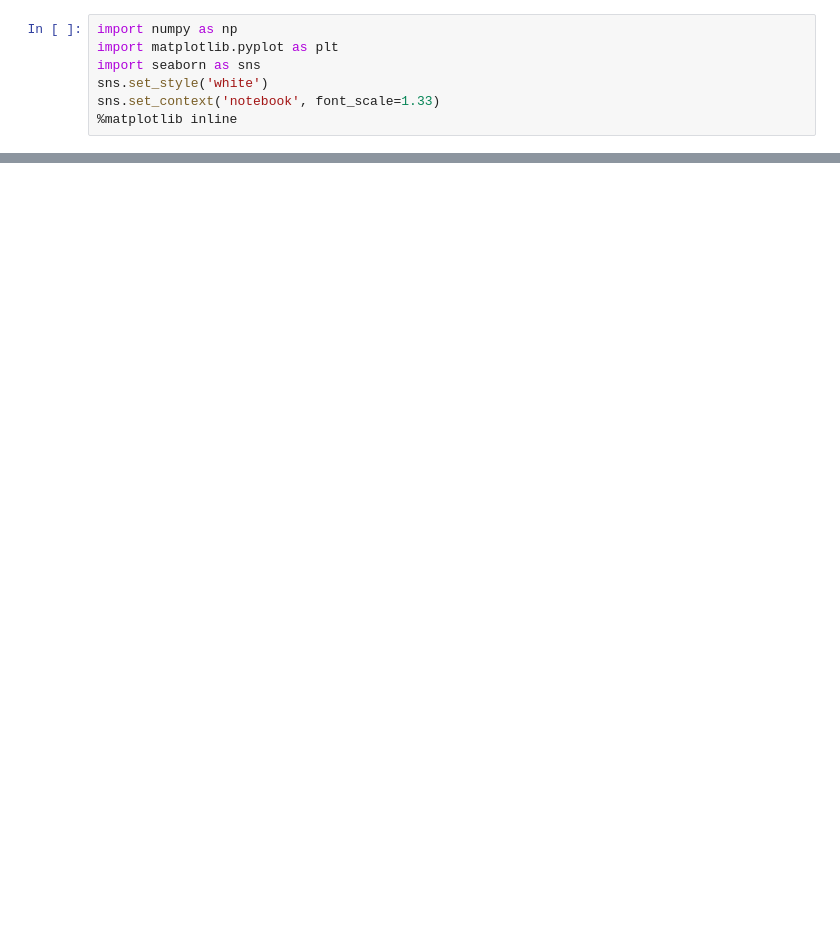
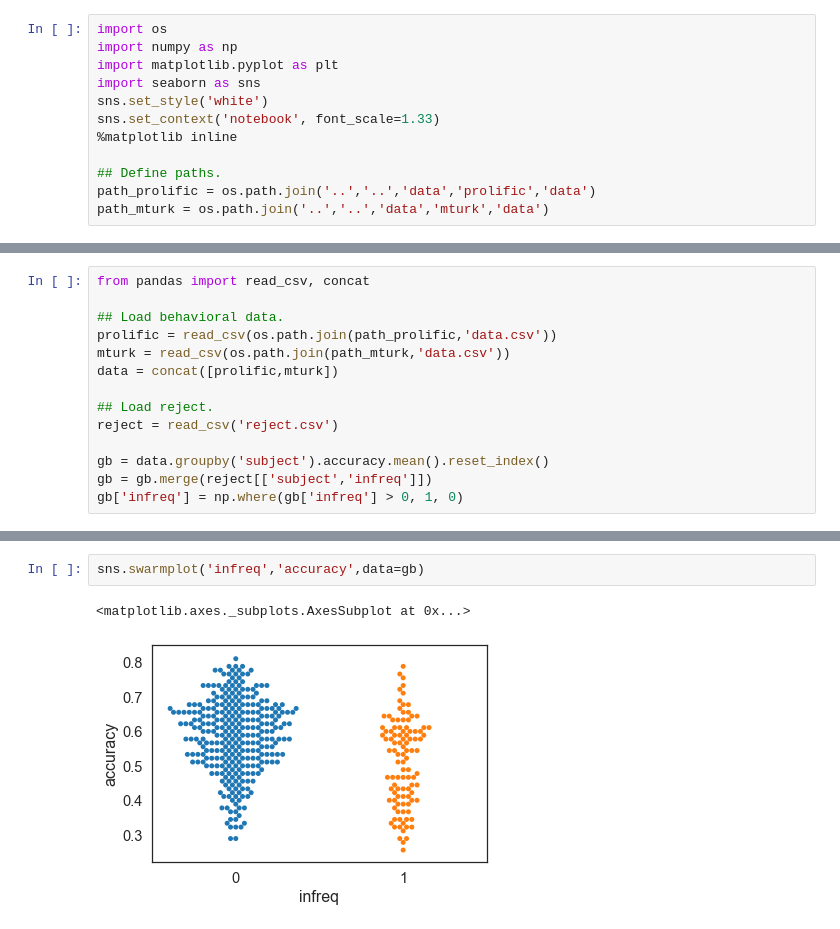
Before and after one commit to nivlab/sciops, a Jupyter notebook: analysis/notebooks/03_Simulation.ipynb, the cells around one changed output, grey strips where cells are left out. Saved outputs shown, nothing was run; the diff lists cells and outputs as text; blank space fills up the shorter version.

```diff
--- a/analysis/notebooks/03_Simulation.ipynb
+++ b/analysis/notebooks/03_Simulation.ipynb
@@ -1,7 +1,12 @@
 # %%
+import os
 import numpy as np
 import matplotlib.pyplot as plt
 import seaborn as sns
 sns.set_style('white')
 sns.set_context('notebook', font_scale=1.33)
 %matplotlib inline
+
+## Define paths.
+path_prolific = os.path.join('..','..','data','prolific','data')
+path_mturk = os.path.join('..','..','data','mturk','data')
@@ -88,0 +13,14 @@ array([-0.95416525,  0.        ,  0.95416525])
+# %%
+from pandas import read_csv, concat
+
+## Load behavioral data.
+prolific = read_csv(os.path.join(path_prolific,'data.csv'))
+mturk = read_csv(os.path.join(path_mturk,'data.csv'))
+data = concat([prolific,mturk])
+
+## Load reject.
+reject = read_csv('reject.csv')
+
+gb = data.groupby('subject').accuracy.mean().reset_index()
+gb = gb.merge(reject[['subject','infreq']])
+gb['infreq'] = np.where(gb['infreq'] > 0, 1, 0)
@@ -88,0 +85,5 @@ array([-0.95416525,  0.        ,  0.95416525])
+# %%
+sns.swarmplot('infreq','accuracy',data=gb)
+# %% [output]
+<matplotlib.axes._subplots.AxesSubplot at 0x...>
+[figure, added]
```
Also changed, not shown: parts of 8 cells of this notebook, 1 other file.
